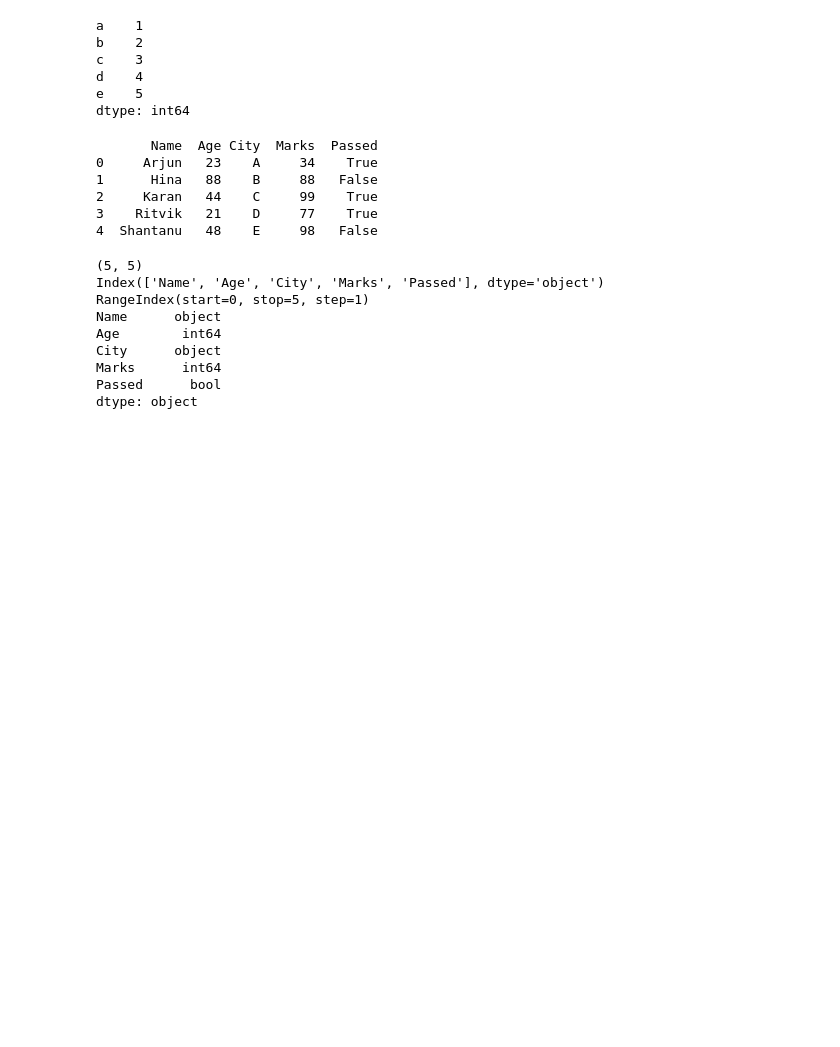
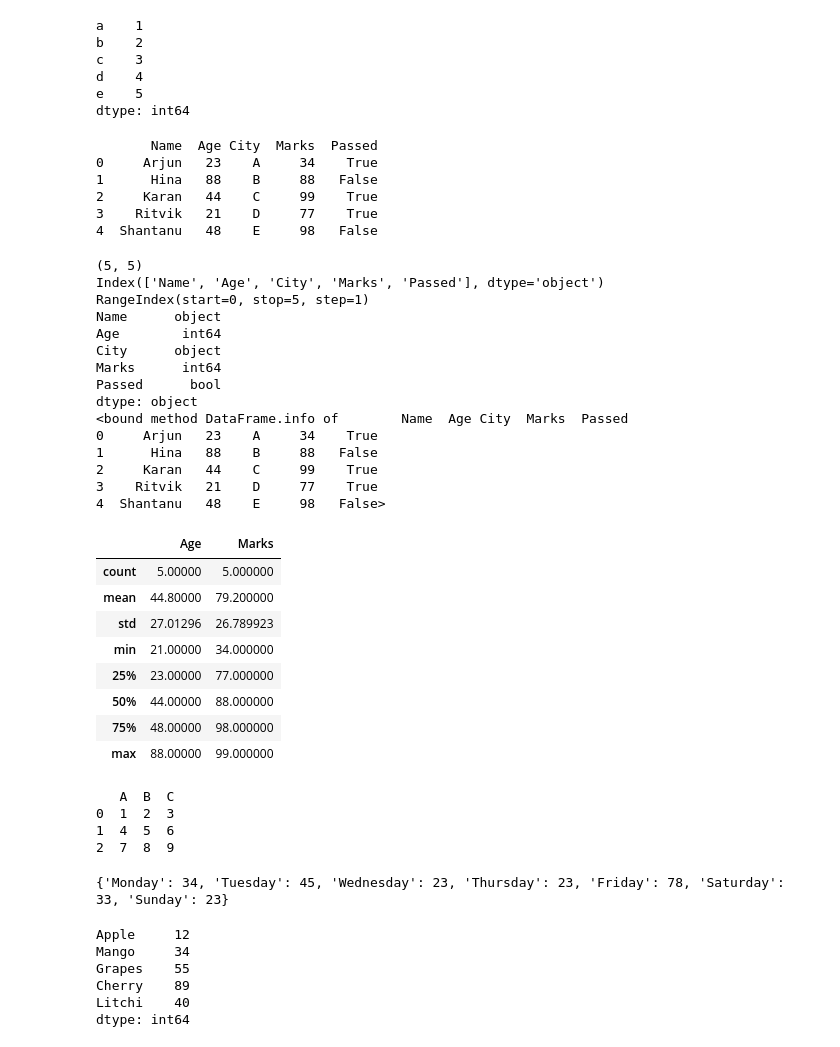
Before and after one commit to Harnoor0718/Data_Analytics, a Jupyter notebook: Summer Training/Pandas.ipynb, the cells around one changed output. Drawn from its saved outputs; the diff is of its cells as text; code cells hidden in the pictures; blank space fills up the shorter version.

```diff
--- a/Summer Training/Pandas.ipynb
+++ b/Summer Training/Pandas.ipynb
@@ -173,6 +173,7 @@ print(df.shape)
 print(df.columns)
 print(df.index)
 print(df.dtypes)
+print(df.info)
 # %% [output]
 (5, 5)
 Index(['Name', 'Age', 'City', 'Marks', 'Passed'], dtype='object')
@@ -183,3 +184,46 @@ City      object
 Marks      int64
 Passed      bool
 dtype: object
+<bound method DataFrame.info of        Name  Age City  Marks  Passed
+0     Arjun   23    A     34    True
+1      Hina   88    B     88   False
+2     Karan   44    C     99    True
+3    Ritvik   21    D     77    True
+4  Shantanu   48    E     98   False>
+# %%
+df.describe()
+# %% [output]
+|  | Age | Marks |
+| count | 5.00000 | 5.000000 |
+| mean | 44.80000 | 79.200000 |
+| std | 27.01296 | 26.789923 |
+| min | 21.00000 | 34.000000 |
+| 25% | 23.00000 | 77.000000 |
+| 50% | 44.00000 | 88.000000 |
+| 75% | 48.00000 | 98.000000 |
+| max | 88.00000 | 99.000000 |
+# %%
+array_data = np.array([[1, 2, 3], [4, 5, 6], [7, 8, 9]])
+df1 = pd.DataFrame(array_data, columns = ['A', 'B', 'C'])
+print(df1)
+# %% [output]
+   A  B  C
+0  1  2  3
+1  4  5  6
+2  7  8  9
+# %%
+temp = {'Monday' : 34, 'Tuesday' : 45, 'Wednesday' : 23, 'Thursday' : 23, 'Friday' : 78, 'Saturday' : 33, 'Sunday' : 23}
+df = pd.Series(temp)
+print(temp)
+# %% [output]
+{'Monday': 34, 'Tuesday': 45, 'Wednesday': 23, 'Thursday': 23, 'Friday': 78, 'Saturday': 33, 'Sunday': 23}
+# %%
+df = pd.Series([12, 34, 55, 89, 40], index = ['Apple', 'Mango', 'Grapes', 'Cherry', 'Litchi'])
+print(df)
+# %% [output]
+Apple     12
+Mango     34
+Grapes    55
+Cherry    89
+Litchi    40
+dtype: int64
```
Also changed, not shown: parts of 9 cells of this notebook.
